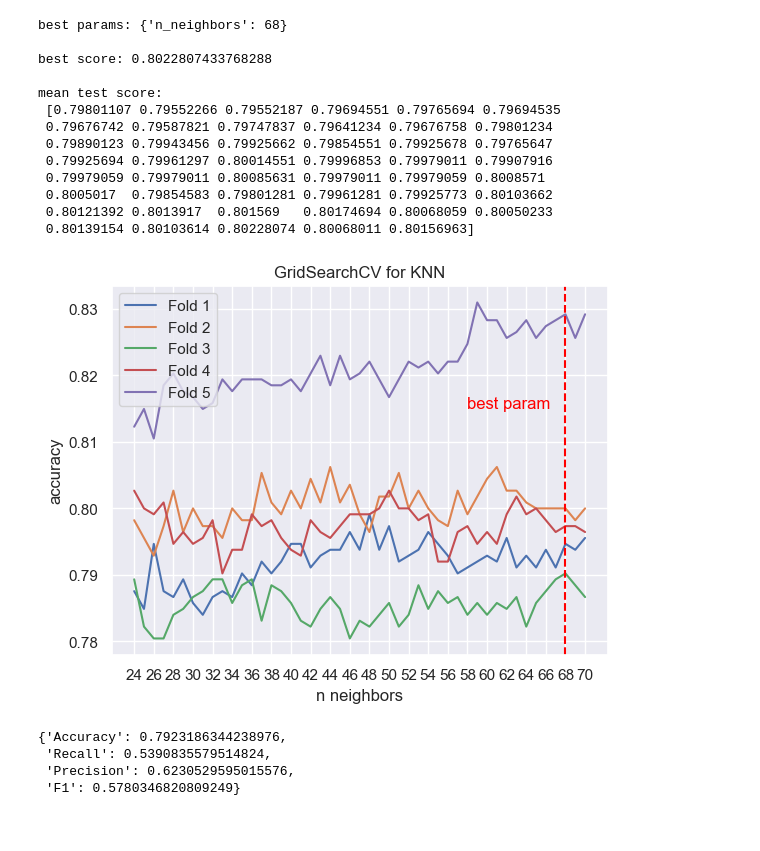
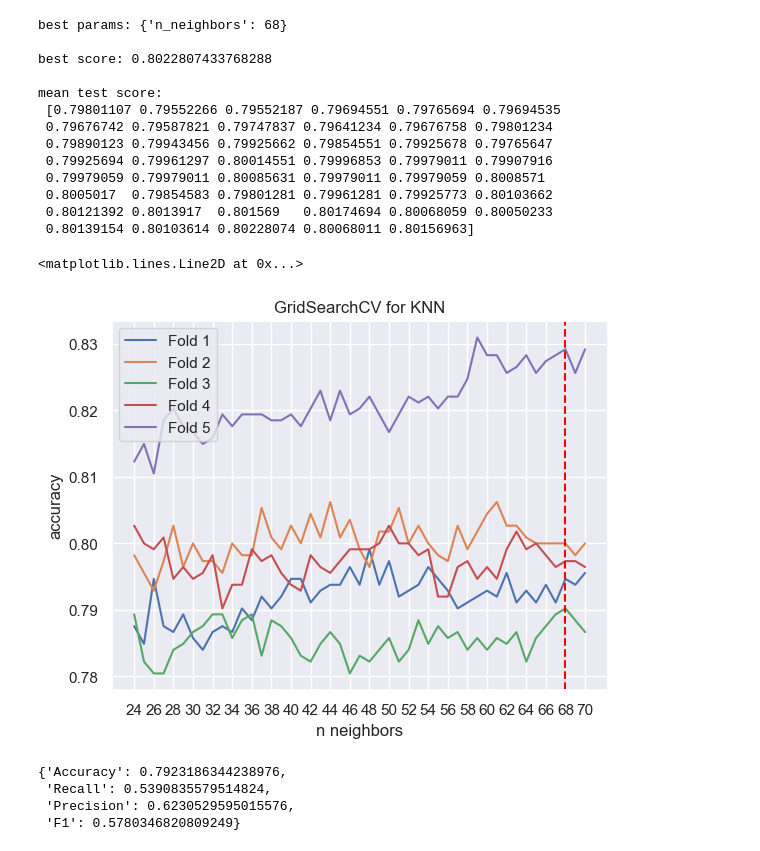
Before and after one commit to emsif84/churn_prediction, a Jupyter notebook: churn_prediction.ipynb, the cells around one changed output. Saved outputs shown, nothing was run; the diff lists cells and outputs as text; code cells hidden in the pictures.

```diff
--- a/churn_prediction.ipynb
+++ b/churn_prediction.ipynb
@@ -372,17 +389,18 @@ mean test score:
 # %%
 sns.lineplot(x=neighbors_range, y=gridcv_knn.cv_results_['split0_test_score'], label='Fold 1')
 sns.lineplot(x=neighbors_range, y=gridcv_knn.cv_results_['split1_test_score'], label='Fold 2')
 sns.lineplot(x=neighbors_range, y=gridcv_knn.cv_results_['split2_test_score'], label='Fold 3')
 sns.lineplot(x=neighbors_range, y=gridcv_knn.cv_results_['split3_test_score'], label='Fold 4')
 sns.lineplot(x=neighbors_range, y=gridcv_knn.cv_results_['split4_test_score'], label='Fold 5')
 plt.xlabel('n neighbors')
 plt.title('GridSearchCV for KNN')
 plt.ylabel('accuracy')
 plt.xticks(np.arange(24,71,2))
 plt.axvline(gridcv_knn.best_params_['n_neighbors'],linestyle='--',color='red')
-plt.text(58,0.815,'best param',color='red');
+#plt.text(58,0.815,'best param',color='red');
 # %% [output]
+<matplotlib.lines.Line2D at 0x...>
-[figure, old version]
+[figure, new version]
 # %%
 #Predict y with test data
 y_pred_knn = gridcv_knn.predict(X_test)
```
Also changed, not shown: parts of 3 cells of this notebook.
